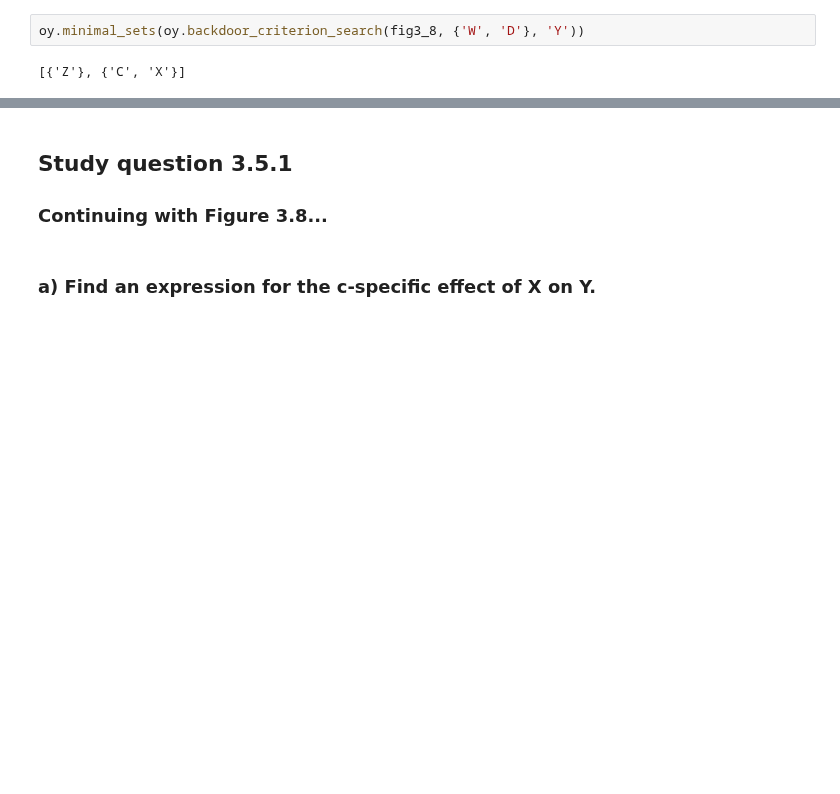
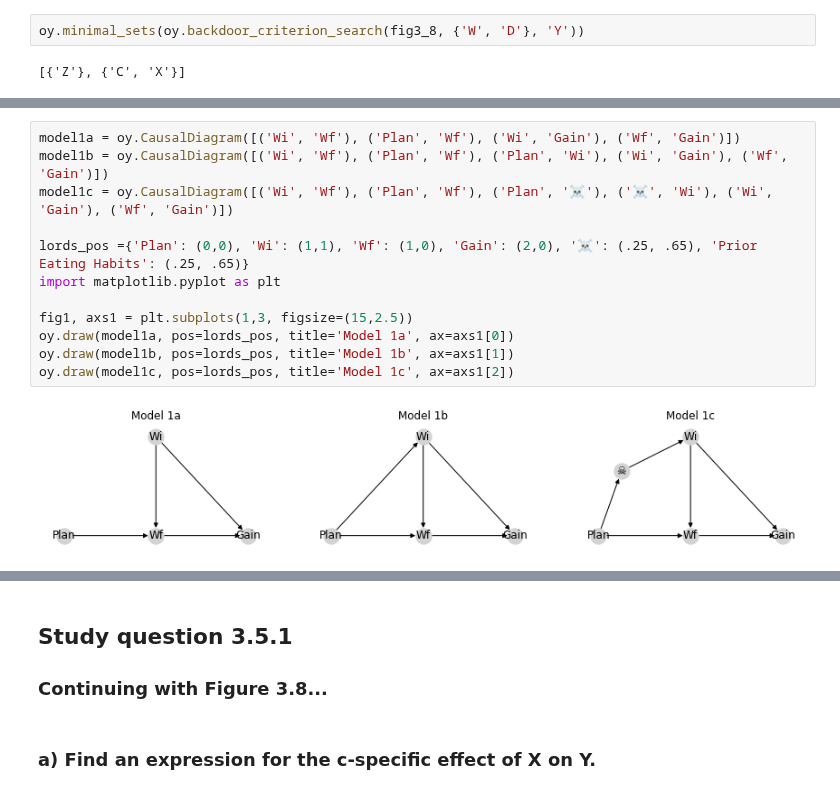
Before and after one commit to BrennanBarker/oyster, a Jupyter notebook: primer_study_questions.ipynb, the cells around one changed output, grey strips where cells are left out. Saved outputs shown, nothing was run; the diff lists cells and outputs as text; blank space fills up the shorter version.

```diff
--- a/primer_study_questions.ipynb
+++ b/primer_study_questions.ipynb
@@ -582,0 +608,14 @@ oy.minimal_sets(oy.backdoor_criterion_search(fig3_8, {'W', 'D'}, 'Y'))
+# %%
+model1a = oy.CausalDiagram([('Wi', 'Wf'), ('Plan', 'Wf'), ('Wi', 'Gain'), ('Wf', 'Gain')])
+model1b = oy.CausalDiagram([('Wi', 'Wf'), ('Plan', 'Wf'), ('Plan', 'Wi'), ('Wi', 'Gain'), ('Wf', 'Gain')])
+model1c = oy.CausalDiagram([('Wi', 'Wf'), ('Plan', 'Wf'), ('Plan', '☠'), ('☠', 'Wi'), ('Wi', 'Gain'), ('Wf', 'Gain')])
+
+lords_pos ={'Plan': (0,0), 'Wi': (1,1), 'Wf': (1,0), 'Gain': (2,0), '☠': (.25, .65), 'Prior Eating Habits': (.25, .65)}
+import matplotlib.pyplot as plt
+
+fig1, axs1 = plt.subplots(1,3, figsize=(15,2.5))
+oy.draw(model1a, pos=lords_pos, title='Model 1a', ax=axs1[0])
+oy.draw(model1b, pos=lords_pos, title='Model 1b', ax=axs1[1])
+oy.draw(model1c, pos=lords_pos, title='Model 1c', ax=axs1[2])
+# %% [output]
+[figure, added]
```
Also changed, not shown: parts of 11 cells of this notebook, 1 other file.
